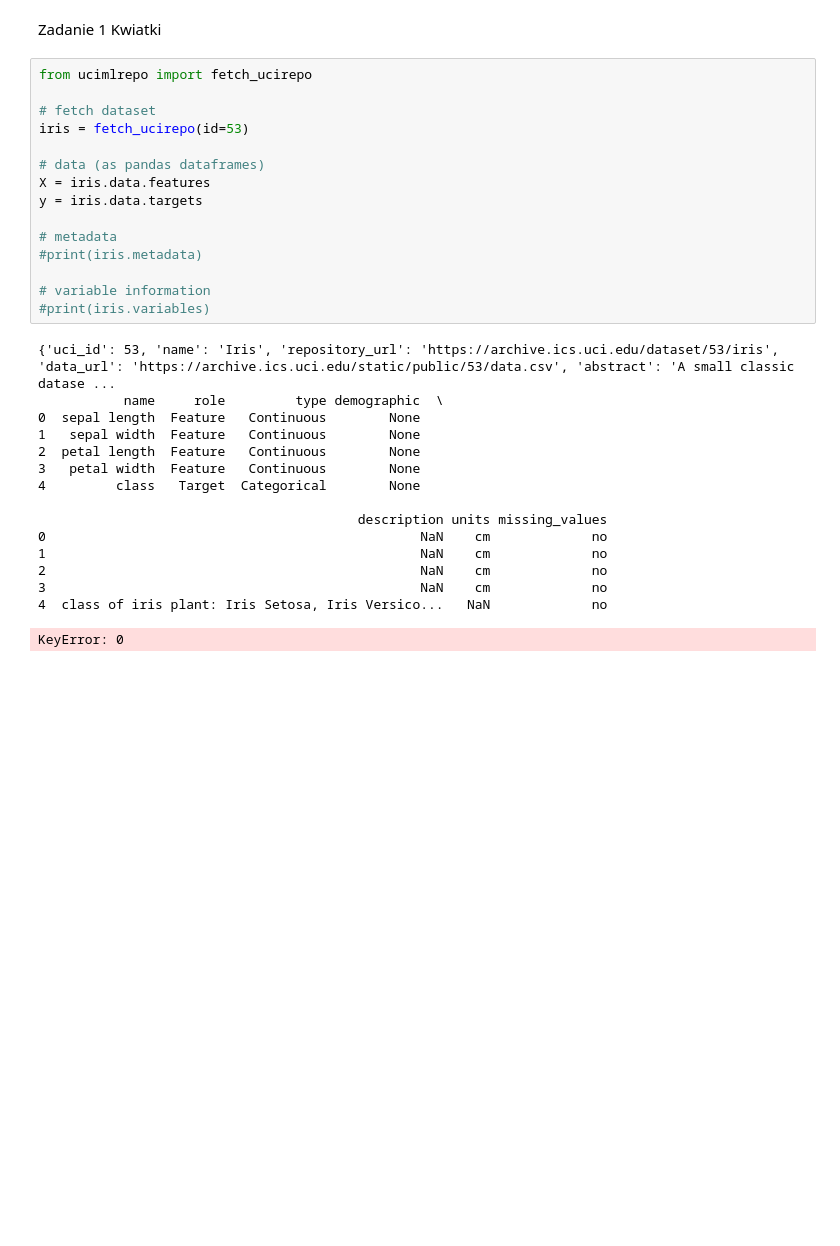
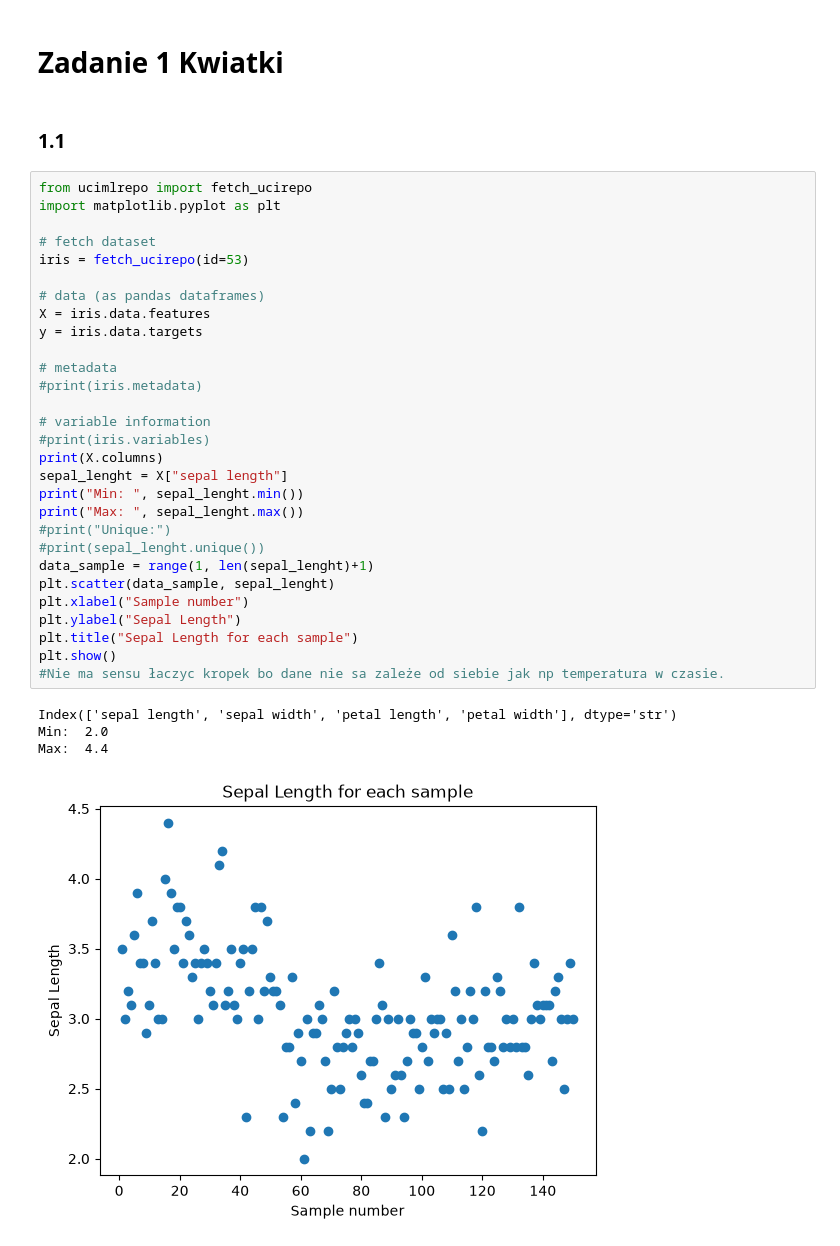
Before and after one commit to kalyps00/studia, a Jupyter notebook: 5_sem/um/lista_1.ipynb, the cells around one changed output. Cells and saved outputs as stored; diff of their text form; blank space fills up the shorter version.

```diff
--- a/5_sem/um/lista_1.ipynb
+++ b/5_sem/um/lista_1.ipynb
@@ -1,34 +1,38 @@
 # %% [markdown]
-Zadanie 1
-Kwiatki
+# Zadanie 1 Kwiatki
+# %% [markdown]
+### 1.1
 # %%
 from ucimlrepo import fetch_ucirepo
+import matplotlib.pyplot as plt
 
 # fetch dataset
 iris = fetch_ucirepo(id=53)
 
 # data (as pandas dataframes)
 X = iris.data.features
 y = iris.data.targets
 
 # metadata
 #print(iris.metadata)
 
 # variable information
 #print(iris.variables)
+print(X.columns)
+sepal_lenght = X["sepal length"]
+print("Min: ", sepal_lenght.min())
+print("Max: ", sepal_lenght.max())
+#print("Unique:")
+#print(sepal_lenght.unique())
+data_sample = range(1, len(sepal_lenght)+1)
+plt.scatter(data_sample, sepal_lenght)
+plt.xlabel("Sample number")
+plt.ylabel("Sepal Length")
+plt.title("Sepal Length for each sample")
+plt.show()
+#Nie ma sensu łaczyc kropek bo dane nie sa zależe od siebie jak np temperatura w czasie.
 # %% [output]
-{'uci_id': 53, 'name': 'Iris', 'repository_url': 'https://archive.ics.uci.edu/dataset/53/iris', 'data_url': 'https://archive.ics.uci.edu/static/public/53/data.csv', 'abstract': 'A small classic datase ...
-           name     role         type demographic  \
-0  sepal length  Feature   Continuous        None
-1   sepal width  Feature   Continuous        None
-2  petal length  Feature   Continuous        None
-3   petal width  Feature   Continuous        None
-4         class   Target  Categorical        None
-
-                                         description units missing_values
-0                                                NaN    cm             no
-1                                                NaN    cm             no
-2                                                NaN    cm             no
-3                                                NaN    cm             no
-4  class of iris plant: Iris Setosa, Iris Versico...   NaN             no
+Index(['sepal length', 'sepal width', 'petal length', 'petal width'], dtype='str')
+Min:  2.0
+Max:  4.4
-KeyError: 0
+[figure, added]
```
Also changed, not shown: parts of 21 cells of this notebook, 1 other file.
